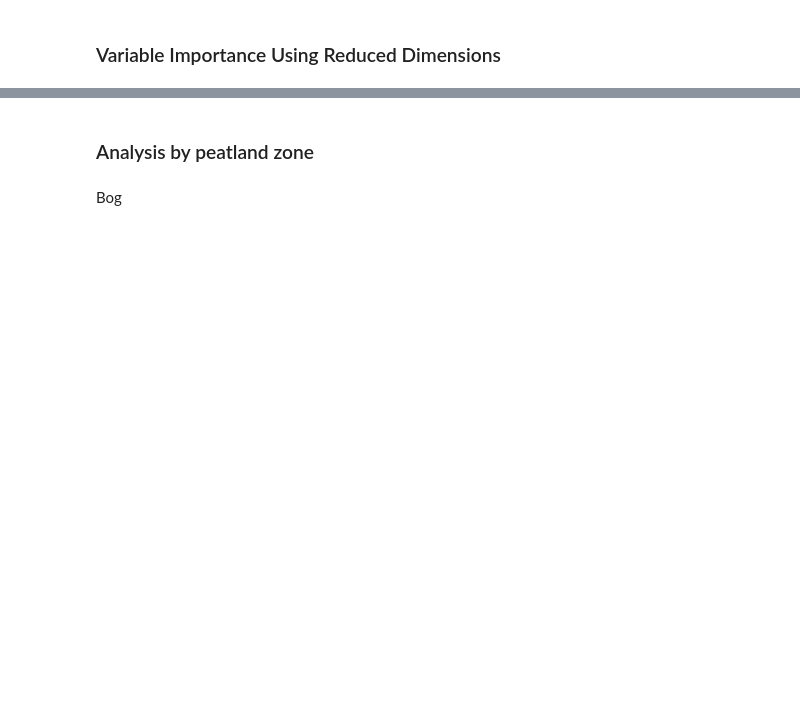
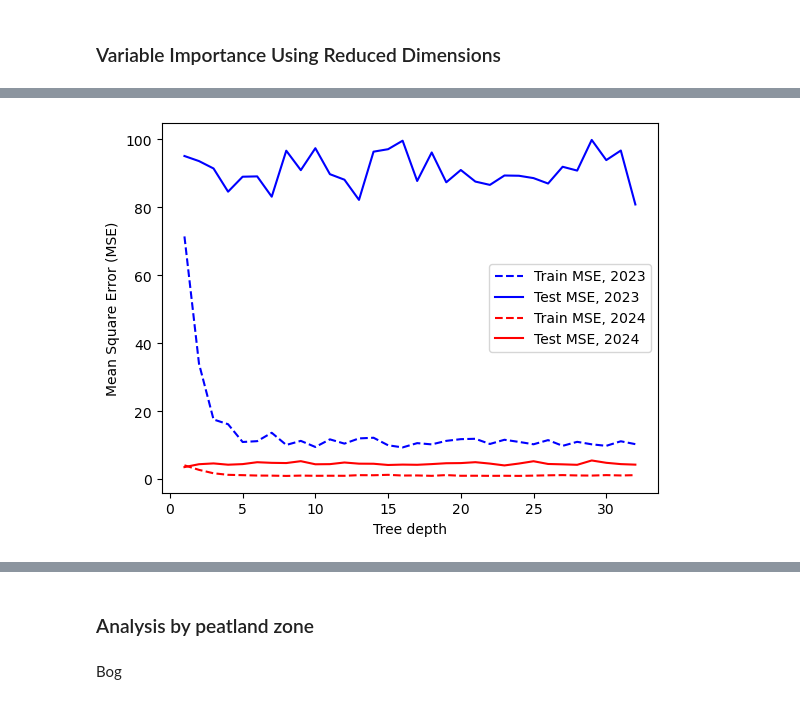
Before and after one commit to mwdjones/forest-canopy-model, a Jupyter notebook: 02_canopycontrols.ipynb, the cells around one changed output, grey strips where cells are left out. Cells and saved outputs as stored; diff of their text form; code cells hidden in the pictures; blank space fills up the shorter version.

Commit message:
tuned machine learning model

```diff
--- a/02_canopycontrols.ipynb
+++ b/02_canopycontrols.ipynb
@@ -602,14 +712,16 @@ pca_data
+# %%
+pca_data_reduced = pca_data.drop(columns = ['northing', 'easting', 'SYear', 'nTrees', 'basalArea_m2', 'nInt', 'nSup', 'nDom'])
 # %%
 #Split data
-X_train_2023, X_test_2023, y_train_2023, y_test_2023 = train_test_split(pca_data[pca_data.SYear == 2023],
+X_train_reduced_2023, X_test_reduced_2023, y_train_reduced_2023, y_test_reduced_2023 = train_test_split(pca_data_reduced[pca_data.SYear == 2023],
                                                                         pca_data_forplot[pca_data_forplot.SYear == 2023].maxDepth,
-                                                                        test_size = 0.5, random_state = 48492)
-X_train_2024, X_test_2024, y_train_2024, y_test_2024 = train_test_split(pca_data[pca_data.SYear == 2024],
+                                                                        test_size = 0.2, random_state = 48492)
+X_train_reduced_2024, X_test_reduced_2024, y_train_reduced_2024, y_test_reduced_2024 = train_test_split(pca_data_reduced[pca_data.SYear == 2024],
                                                                         pca_data_forplot[pca_data_forplot.SYear == 2024].maxDepth,
-                                                                        test_size = 0.5, random_state = 48492)
+                                                                        test_size = 0.2, random_state = 48492)
 
 #Fit random forest regression with 100 trees
-rf2023 = RandomForestRegressor(n_estimators = 100)
-rf2023.fit(X_train_2023, y_train_2023)
-rf2024 = RandomForestRegressor(n_estimators = 100)
-rf2024.fit(X_train_2024, y_train_2024)
+rf2023_red = RandomForestRegressor(n_estimators = 100, max_depth = 5)
+rf2023_red.fit(X_train_reduced_2023, y_train_reduced_2023)
+rf2024_red = RandomForestRegressor(n_estimators = 100, max_depth = 5)
+rf2024_red.fit(X_train_reduced_2024, y_train_reduced_2024)
@@ -630,0 +774,38 @@ print(rf2024.score(X_test_2024, y_test_2024))
+# %%
+#Test different model hyperparameters
+max_depths = np.linspace(1, 32, 32, endpoint=True, dtype = 'int')
+
+train_results2023 = []
+test_results2023 = []
+train_results2024 = []
+test_results2024 = []
+
+for max_depth in max_depths:
+   #Fit models
+   rf2023 = RandomForestRegressor(n_estimators = 100, max_depth = max_depth, n_jobs = -1)
+   rf2023.fit(X_train_reduced_2023, y_train_reduced_2023)
+   rf2024 = RandomForestRegressor(n_estimators = 100, max_depth = max_depth, n_jobs = -1)
+   rf2024.fit(X_train_reduced_2024, y_train_reduced_2024)
+
+   #Predict data
+   train_pred2023 = rf2023.predict(X_train_reduced_2023)
+   y_pred2023 = rf2023.predict(X_test_reduced_2023)
+   train_pred2024 = rf2024.predict(X_train_reduced_2024)
+   y_pred2024 = rf2024.predict(X_test_reduced_2024)
+
+   #Calculate MSE
+   train_results2023.append(metrics.mean_squared_error(y_train_reduced_2023, train_pred2023))
+   test_results2023.append(metrics.mean_squared_error(y_test_reduced_2023, y_pred2023))
+   train_results2024.append(metrics.mean_squared_error(y_train_reduced_2024, train_pred2024))
+   test_results2024.append(metrics.mean_squared_error(y_test_reduced_2024, y_pred2024))
+
+
+sns.lineplot(x = max_depths, y = train_results2023, color = 'blue', linestyle = '--', label = 'Train MSE, 2023')
+sns.lineplot(x = max_depths, y = test_results2023, color = 'blue', label = 'Test MSE, 2023')
+sns.lineplot(x = max_depths, y = train_results2024, color = 'red', linestyle = '--', label = 'Train MSE, 2024')
+sns.lineplot(x = max_depths, y = test_results2024, color = 'red', label = 'Test MSE, 2024')
+plt.ylabel('Mean Square Error (MSE)')
+plt.xlabel('Tree depth')
+plt.show()
+# %% [output]
+[figure, added]
```
Also changed, not shown: parts of 48 cells of this notebook, 8 other files.
